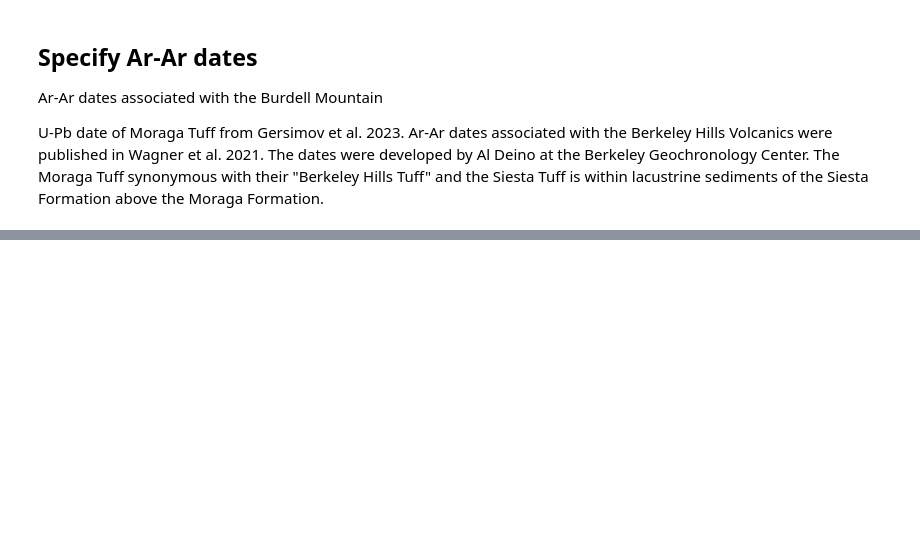
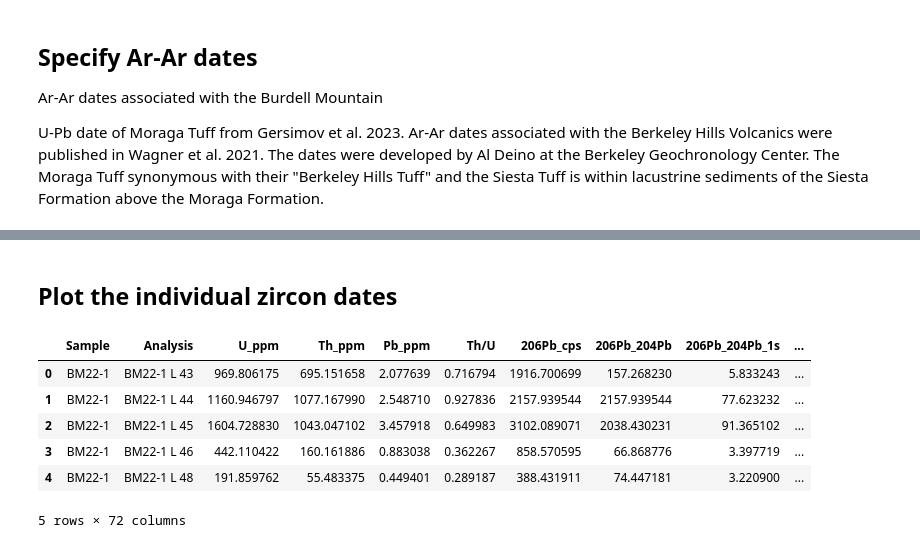
Before and after one commit to Swanson-Hysell-Group/Northbrae_Volcanics, a Jupyter notebook: code/date_bar_plots.ipynb, the cells around one changed output, grey strips where cells are left out. Cells and saved outputs as stored; diff of their text form; code cells hidden in the pictures; blank space fills up the shorter version.

```diff
--- a/code/date_bar_plots.ipynb
+++ b/code/date_bar_plots.ipynb
@@ -503,0 +321,14 @@ plt.show()
+# %% [markdown]
+## Plot the individual zircon dates
+# %%
+BM_IR_data = pd.read_excel('../data/U_Pb/Northbrae_Burdell_LA_ICP_MS_data.xlsx',
+                           sheet_name='Table 1 Sample data',skiprows=6,nrows=74)
+BM_IR_data.head()
+# %% [output]
+|  | Sample | Analysis | U_ppm | Th_ppm | Pb_ppm | Th/U | 206Pb_cps | 206Pb_204Pb | 206Pb_204Pb_1s | ... |
+| 0 | BM22-1 | BM22-1 L 43 | 969.806175 | 695.151658 | 2.077639 | 0.716794 | 1916.700699 | 157.268230 | 5.833243 | ... |
+| 1 | BM22-1 | BM22-1 L 44 | 1160.946797 | 1077.167990 | 2.548710 | 0.927836 | 2157.939544 | 2157.939544 | 77.623232 | ... |
+| 2 | BM22-1 | BM22-1 L 45 | 1604.728830 | 1043.047102 | 3.457918 | 0.649983 | 3102.089071 | 2038.430231 | 91.365102 | ... |
+| 3 | BM22-1 | BM22-1 L 46 | 442.110422 | 160.161886 | 0.883038 | 0.362267 | 858.570595 | 66.868776 | 3.397719 | ... |
+| 4 | BM22-1 | BM22-1 L 48 | 191.859762 | 55.483375 | 0.449401 | 0.289187 | 388.431911 | 74.447181 | 3.220900 | ... |
+5 rows × 72 columns
```
Also changed, not shown: parts of 12 cells of this notebook.
